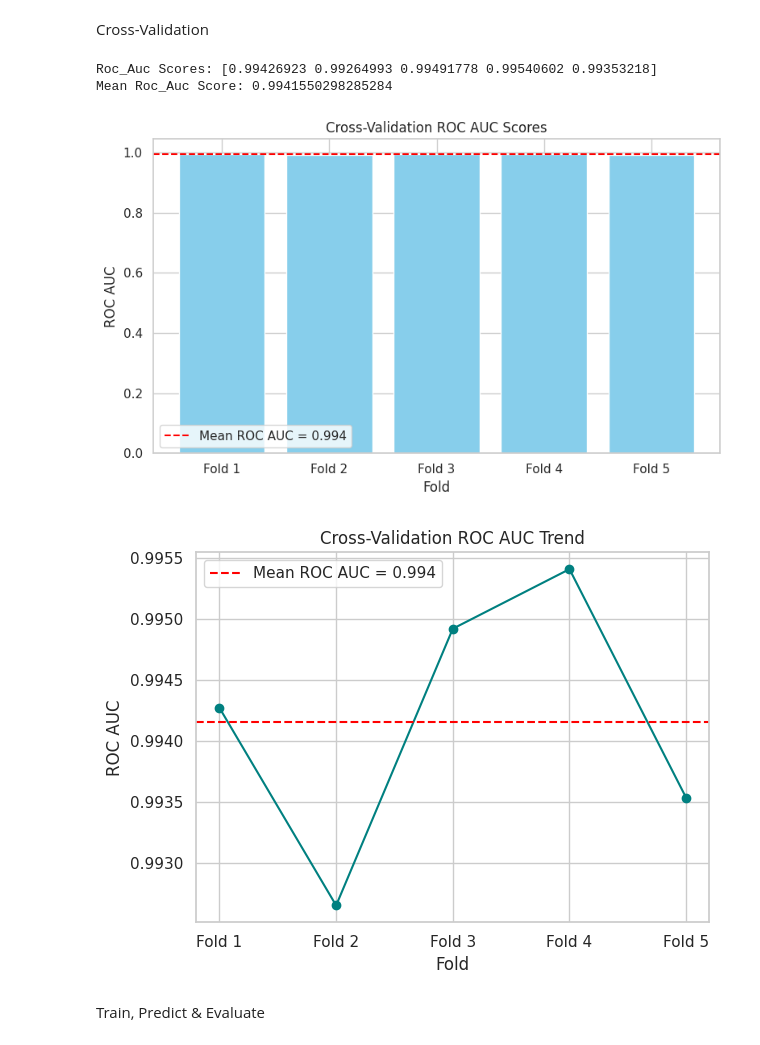
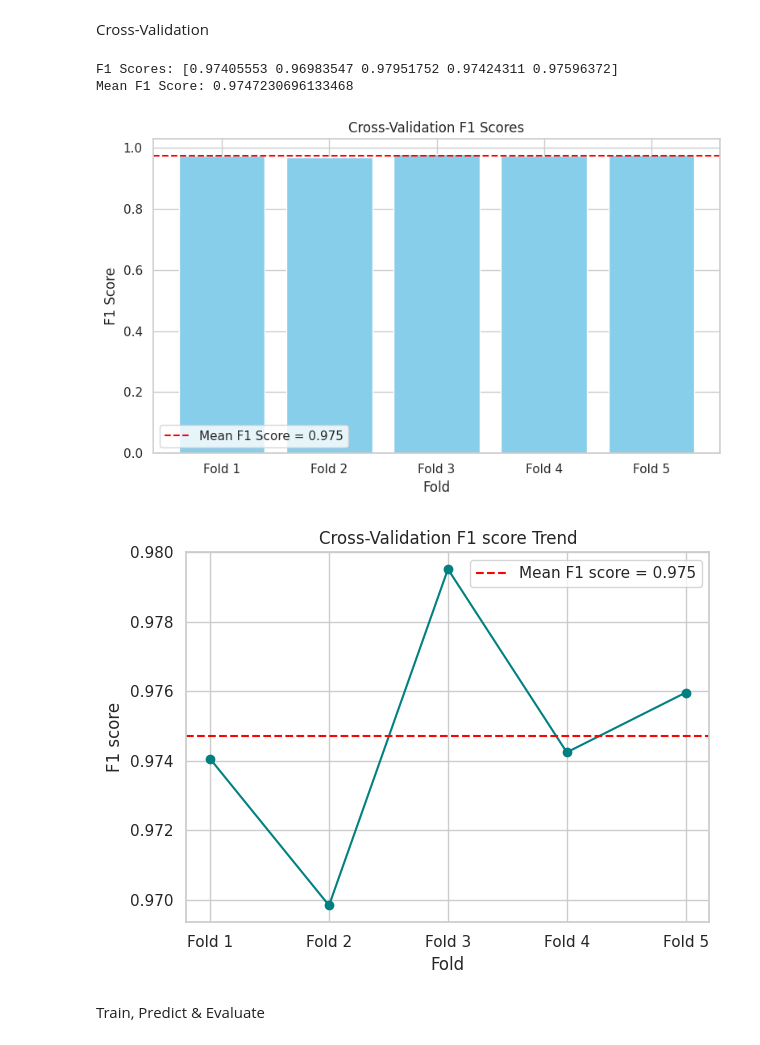
Before and after one commit to ambkingdavid/Leak-Detection-Model, a Jupyter notebook: new_svm_model.ipynb, the cells around one changed output. Drawn from its saved outputs; the diff is of its cells as text; code cells hidden in the pictures.

Commit message:
final svm model train

```diff
--- a/new_svm_model.ipynb
+++ b/new_svm_model.ipynb
@@ -29,7 +29,7 @@ Binning Target: Leak vs No Leak (Percentile-based)
 # percentile = 0.8  # 80th percentile
 # threshold = df['CR-corrosion defect'].quantile(percentile)
 threshold = 0.25  # threshold for leak detection
-df['Leak_Status'] = np.where(df['CR-corrosion defect'] >= threshold, 'Leak', 'No Leak')
+df['leak_status'] = np.where(df['CR-corrosion defect'] >= threshold, 'Leak', 'No Leak')
 
 df.head()
 # %% [output]
@@ -62,13 +102,13 @@ plt.show()
 Encode Target Labels
 # %%
 le = LabelEncoder()
-y = le.fit_transform(df['Leak_Status'])
+y = le.fit_transform(df['leak_status'])
 # %% [markdown]
 Train-Test Split
 # %%
-X = df.drop(['CR-corrosion defect', 'Leak_Status'], axis=1)
+X = df.drop(['CR-corrosion defect', 'leak_status'], axis=1)
 
-X_train, X_test, y_train, y_test = train_test_split(X, y, test_size=0.2, random_state=42)
+X_train, X_test, y_train, y_test = train_test_split(X, y, test_size=0.4, random_state=42)
 
 scaler = StandardScaler()
 X_train = scaler.fit_transform(X_train)
@@ -87,43 +141,43 @@ Cross-Validation
 # %%
 # Validation set
 
 kfold = StratifiedKFold(n_splits=5, shuffle=True, random_state=42)
 
 model = SVC(kernel='rbf', C=10, gamma='scale', probability=True, random_state=42)
-cv_scores = cross_val_score(model, X_train, y_train, cv=kfold, scoring='roc_auc')
-print("Roc_Auc Scores:", cv_scores)
-print("Mean Roc_Auc Score:", np.mean(cv_scores))
+cv_scores = cross_val_score(model, X_train, y_train, cv=kfold, scoring='f1')
+print("F1 Scores:", cv_scores)
+print("Mean F1 Score:", np.mean(cv_scores))
 
 # Plotting Bar Chart of ROC AUC Across Folds
 plt.figure(figsize=(8, 5))
 plt.bar(range(1, len(cv_scores)+1), cv_scores, color='skyblue')
-plt.axhline(np.mean(cv_scores), color='red', linestyle='--', label=f'Mean ROC AUC = {np.mean(cv_scores):.3f}')
+plt.axhline(np.mean(cv_scores), color='red', linestyle='--', label=f'Mean F1 Score = {np.mean(cv_scores):.3f}')
 plt.xticks(range(1, len(cv_scores)+1), [f'Fold {i}' for i in range(1, len(cv_scores)+1)])
 plt.xlabel('Fold')
-plt.ylabel('ROC AUC')
-plt.title('Cross-Validation ROC AUC Scores')
+plt.ylabel('F1 Score')
+plt.title('Cross-Validation F1 Scores')
 plt.legend()
 plt.grid(True)
 plt.tight_layout()
 plt.show()
 
 
 # Line Plot to Visualize Score Trends
 plt.plot(range(1, len(cv_scores)+1), cv_scores, marker='o', linestyle='-', color='teal')
-plt.axhline(np.mean(cv_scores), color='red', linestyle='--', label=f'Mean ROC AUC = {np.mean(cv_scores):.3f}')
+plt.axhline(np.mean(cv_scores), color='red', linestyle='--', label=f'Mean F1 score = {np.mean(cv_scores):.3f}')
 plt.xticks(range(1, len(cv_scores)+1), [f'Fold {i}' for i in range(1, len(cv_scores)+1)])
 plt.xlabel('Fold')
-plt.ylabel('ROC AUC')
-plt.title('Cross-Validation ROC AUC Trend')
+plt.ylabel('F1 score')
+plt.title('Cross-Validation F1 score Trend')
 plt.legend()
 plt.grid(True)
 plt.tight_layout()
 plt.show()
 # %% [output]
-Roc_Auc Scores: [0.99426923 0.99264993 0.99491778 0.99540602 0.99353218]
-Mean Roc_Auc Score: 0.9941550298285284
+F1 Scores: [0.97405553 0.96983547 0.97951752 0.97424311 0.97596372]
+Mean F1 Score: 0.9747230696133468
-[figure, old version]
+[figure, new version]
-[figure, old version]
+[figure, new version]
 # %% [markdown]
 Train, Predict & Evaluate
 # %%
```
Also changed, not shown: parts of 6 cells of this notebook, 3 other files.
